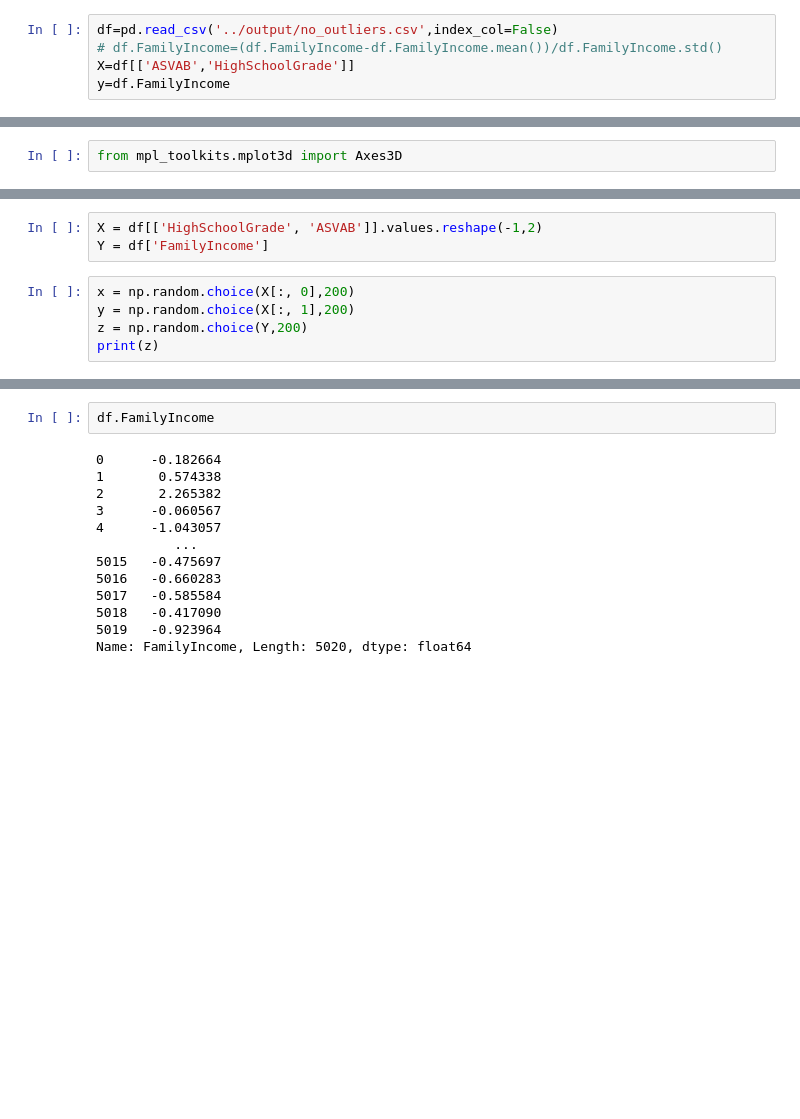
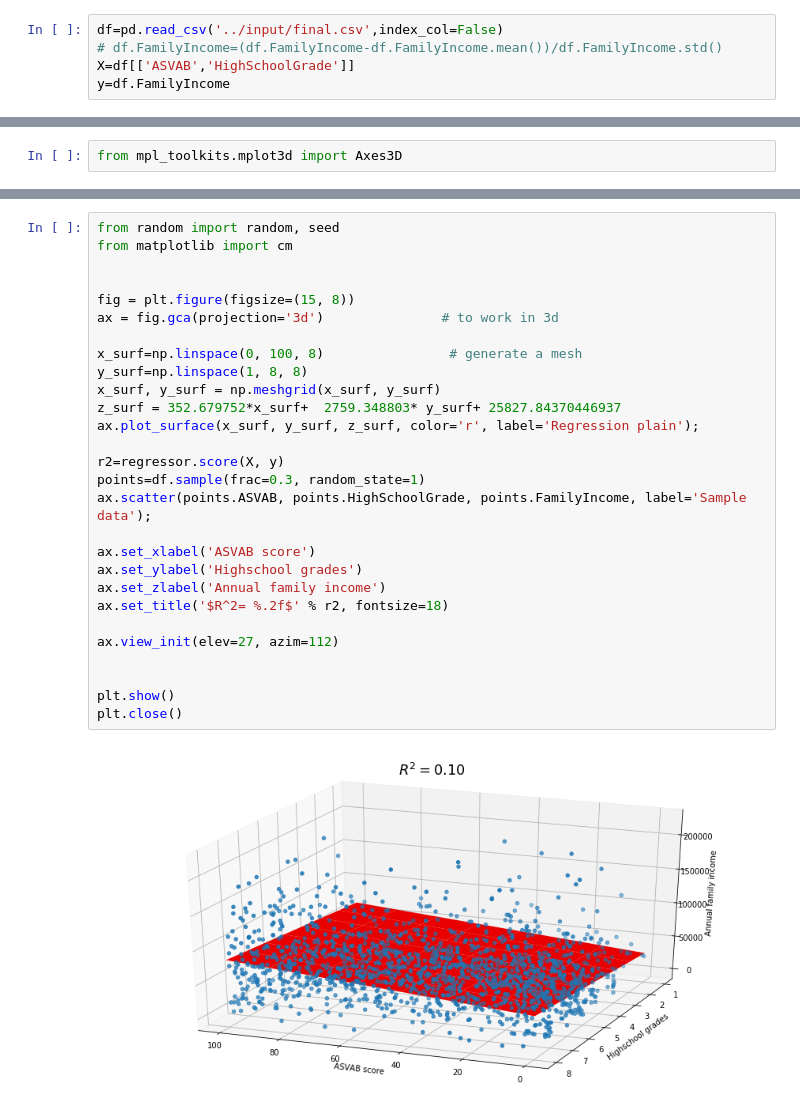
Before and after one commit to dpgochev/research-paper, a Jupyter notebook: src/model_with_both_predictors.ipynb, the cells around one changed output, grey strips where cells are left out. Saved outputs shown, nothing was run; the diff lists cells and outputs as text; blank space fills up the shorter version.

```diff
--- a/src/model_with_both_predictors.ipynb
+++ b/src/model_with_both_predictors.ipynb
@@ -5,7 +5,7 @@ import matplotlib.pyplot as plt
 import seaborn as sns
 from sklearn.linear_model import LinearRegression
 # %%
-df=pd.read_csv('../output/no_outliers.csv',index_col=False)
+df=pd.read_csv('../input/final.csv',index_col=False)
 # df.FamilyIncome=(df.FamilyIncome-df.FamilyIncome.mean())/df.FamilyIncome.std()
 X=df[['ASVAB','HighSchoolGrade']]
 y=df.FamilyIncome
@@ -186,8 +163,0 @@ model_viz = np.array([xx_pred.flatten(), yy_pred.flatten()]).T
-# %%
-X = df[['HighSchoolGrade', 'ASVAB']].values.reshape(-1,2)
-Y = df['FamilyIncome']
-# %%
-x = np.random.choice(X[:, 0],200)
-y = np.random.choice(X[:, 1],200)
-z = np.random.choice(Y,200)
-print(z)
@@ -257,15 +164,30 @@ fig.tight_layout()
-# %%
-df.FamilyIncome
-# %% [output]
-0      -0.182664
-1       0.574338
-2       2.265382
-3      -0.060567
-4      -1.043057
-          ...
-5015   -0.475697
-5016   -0.660283
-5017   -0.585584
-5018   -0.417090
-5019   -0.923964
-Name: FamilyIncome, Length: 5020, dtype: float64
+# %%
+from random import random, seed
+from matplotlib import cm
+
+
+fig = plt.figure(figsize=(15, 8))
+ax = fig.gca(projection='3d')               # to work in 3d
+
+x_surf=np.linspace(0, 100, 8)                # generate a mesh
+y_surf=np.linspace(1, 8, 8)
+x_surf, y_surf = np.meshgrid(x_surf, y_surf)
+z_surf = 352.679752*x_surf+  2759.348803* y_surf+ 25827.84370446937
+ax.plot_surface(x_surf, y_surf, z_surf, color='r', label='Regression plain');
+
+r2=regressor.score(X, y)
+points=df.sample(frac=0.3, random_state=1)
+ax.scatter(points.ASVAB, points.HighSchoolGrade, points.FamilyIncome, label='Sample data');
+
+ax.set_xlabel('ASVAB score')
+ax.set_ylabel('Highschool grades')
+ax.set_zlabel('Annual family income')
+ax.set_title('$R^2= %.2f$' % r2, fontsize=18)
+
+ax.view_init(elev=27, azim=112)
+
+
+plt.show()
+plt.close()
+# %% [output]
+[figure, added]
```
Also changed, not shown: parts of 11 cells of this notebook, 4 other files.
